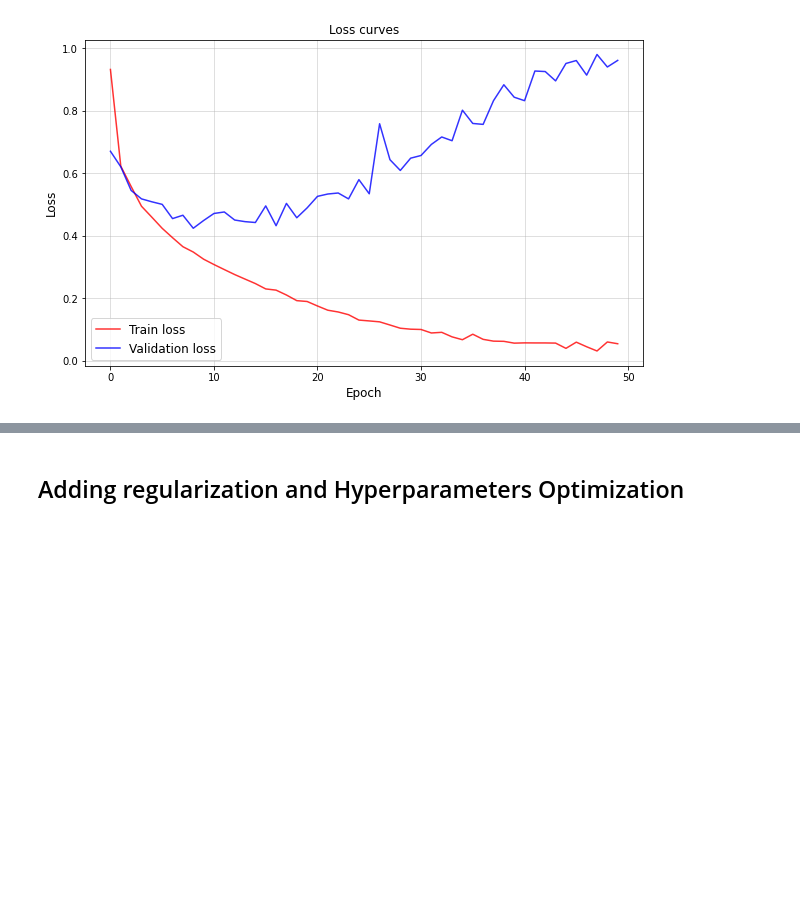
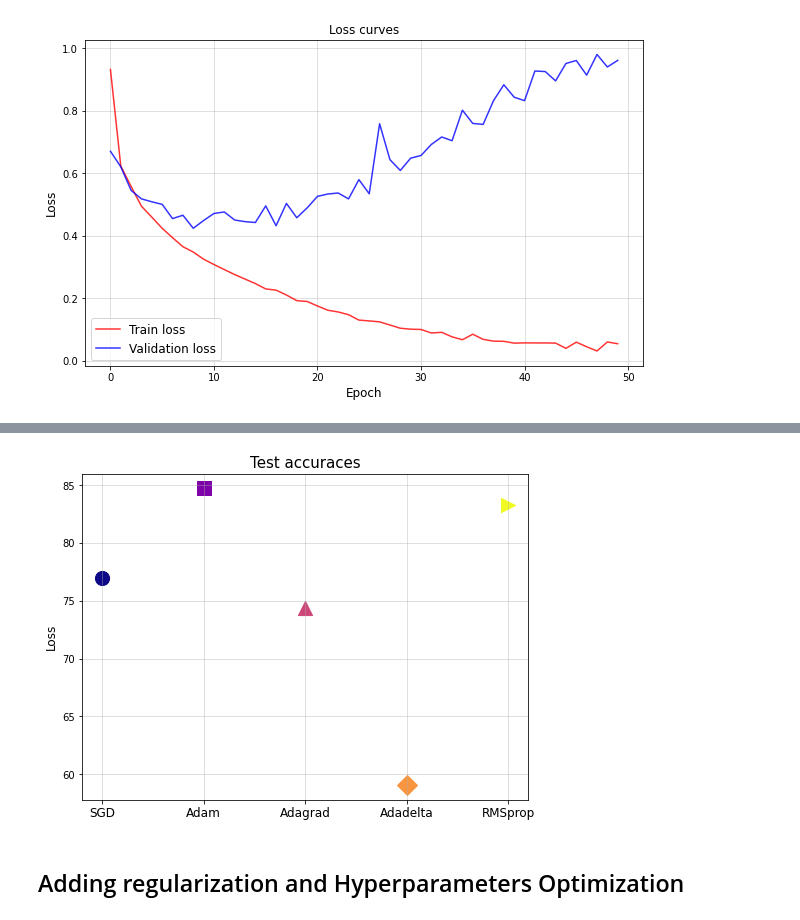
Before and after one commit to rossetl/NNDL, a Jupyter notebook: Homework 1/Classification_task_Rosset_Lorenzo.ipynb, the cells around one changed output, grey strips where cells are left out. Saved outputs shown, nothing was run; the diff lists cells and outputs as text; code cells hidden in the pictures; blank space fills up the shorter version.

```diff
--- a/Homework 1/Classification_task_Rosset_Lorenzo.ipynb
+++ b/Homework 1/Classification_task_Rosset_Lorenzo.ipynb
@@ -209,3 +305,17 @@ Accuracy over the test set: 84.767
+# %%
+# Visualization of performaces on the test set
+plt.figure(figsize=(8,6))
+plt.ylabel('Loss', size=12)
+plt.title('Test accuraces', size=15)
+plt.grid(axis='both', alpha=0.5)
+markers = ['o', 's', '^', 'D', '>']
+
+for i in range(len(optimizer_names)):
+    plt.scatter([i], [test_accuraces[i]], s=200, color=colors(i), marker=markers[i])
+
+plt.xticks(ticks=[0,1,2,3,4], labels=optimizer_names, rotation=0, size=12);
+# %% [output]
+[figure, added]
 # %% [markdown]
 ## Adding regularization and Hyperparameters Optimization
 # %%
```
Also changed, not shown: parts of 11 cells of this notebook.
